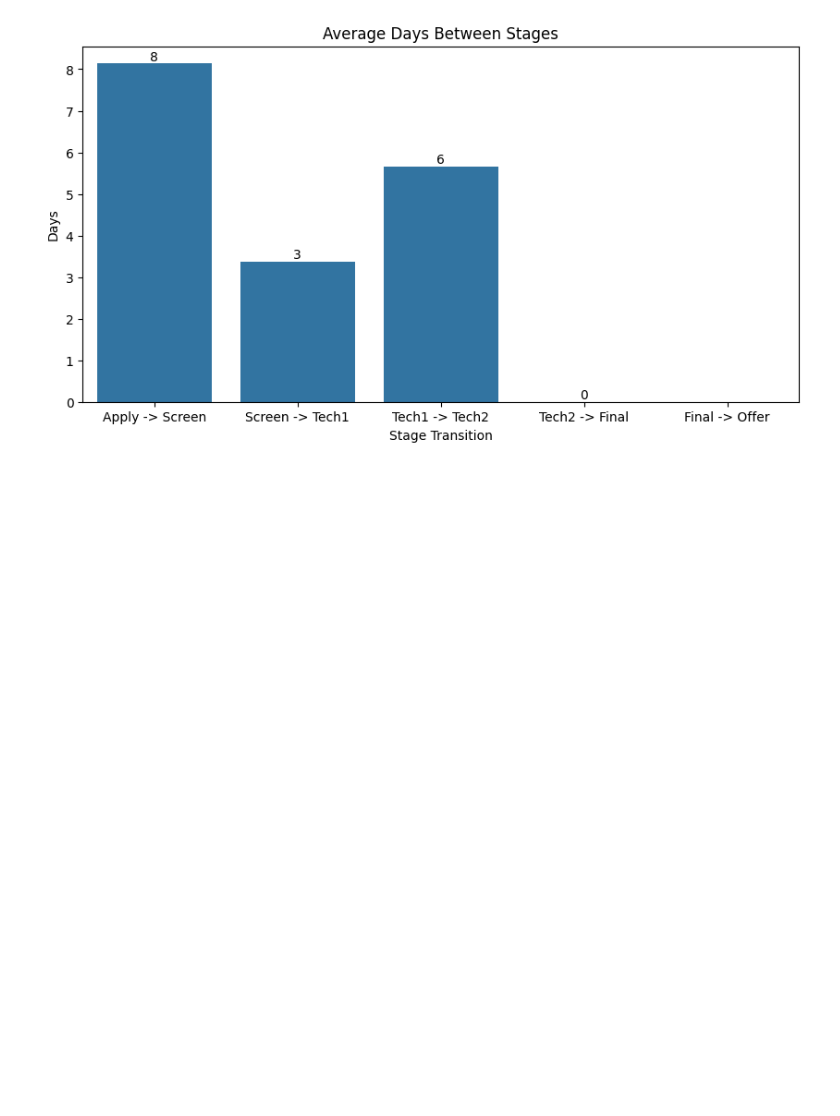
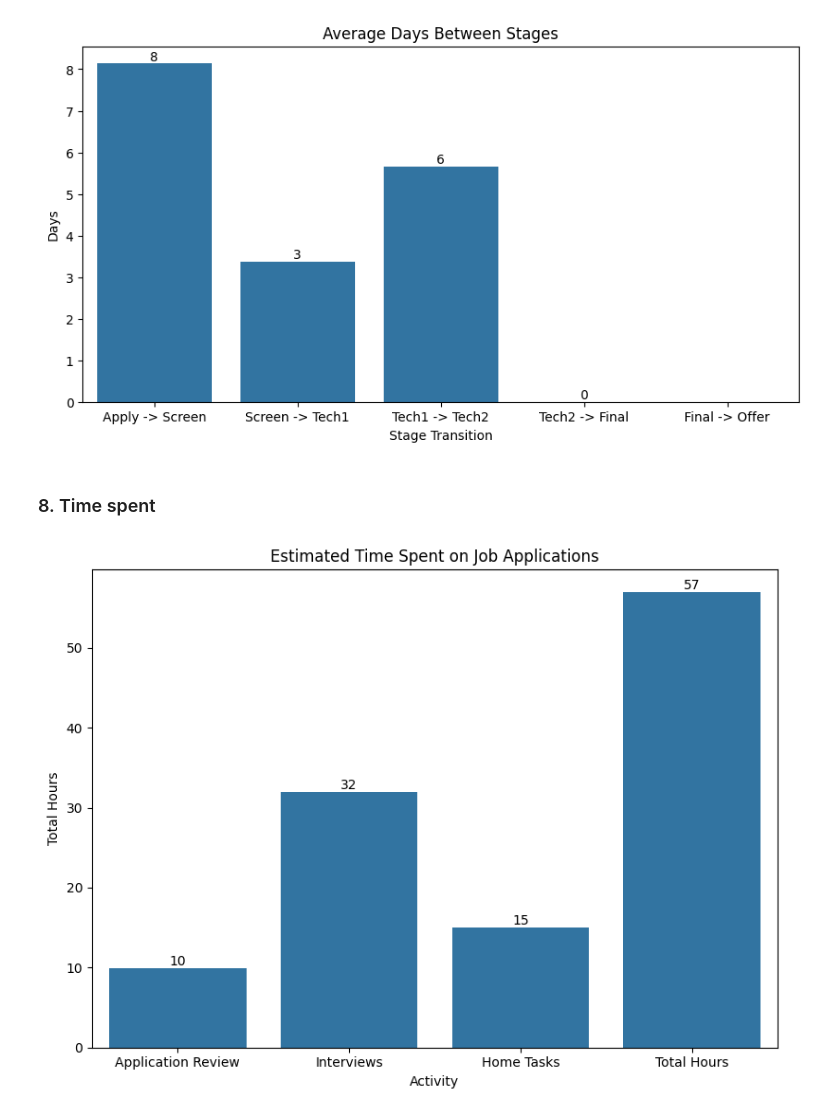
Before and after one commit to romanmurzac/JobApp, a Jupyter notebook: job_app.ipynb, the cells around one changed output. Drawn from its saved outputs; the diff is of its cells as text; code cells hidden in the pictures; blank space fills up the shorter version.

Commit message:
add the cumulative time, point 8.

```diff
--- a/job_app.ipynb
+++ b/job_app.ipynb
@@ -290,3 +290,42 @@ plt.savefig(
 )
 # %% [output]
 [figure]
+# %% [markdown]
+### 8. Time spent
+# %%
+# Assuming 0.16 hour (10 minutes) per application review.
+apply_counts = len(df)
+apply_time = len(df) * 0.16
+
+# Assuming 1 hour per interview.
+stage_counts = (
+    df[["screening_done", "initial_technical_done", "final_technical_done", "behavior_done"]]
+    .notnull()
+    .sum(axis=1)
+)
+total_interviews = stage_counts.sum()
+interview_time = total_interviews * 1
+
+# Assuming 5 hours per home task.
+home_task_counts = (df["home_work_status"] == "YES").sum()
+home_task_time = home_task_counts * 5
+
+total_hours = apply_time + interview_time + home_task_time
+
+# Visualization: Time Distribution.
+time_data = {
+    "Application Review": apply_time,
+    "Interviews": interview_time,
+    "Home Tasks": home_task_time,
+    "Total Hours": total_hours,
+}
+plt.figure(figsize=(8, 6))
+ax = sns.barplot(x=list(time_data.keys()), y=list(time_data.values()))
+ax.bar_label(ax.containers[0], fmt="%.0f")
+plt.title("Estimated Time Spent on Job Applications")
+plt.xlabel("Activity")
+plt.ylabel("Total Hours")
+plt.tight_layout()
+plt.savefig(f"media/time_distribution_{datetime.now().strftime('%Y%m%d_%H%M%S')}.png")
+# %% [output]
+[figure, added]
```
Also changed, not shown: 2 other files.
